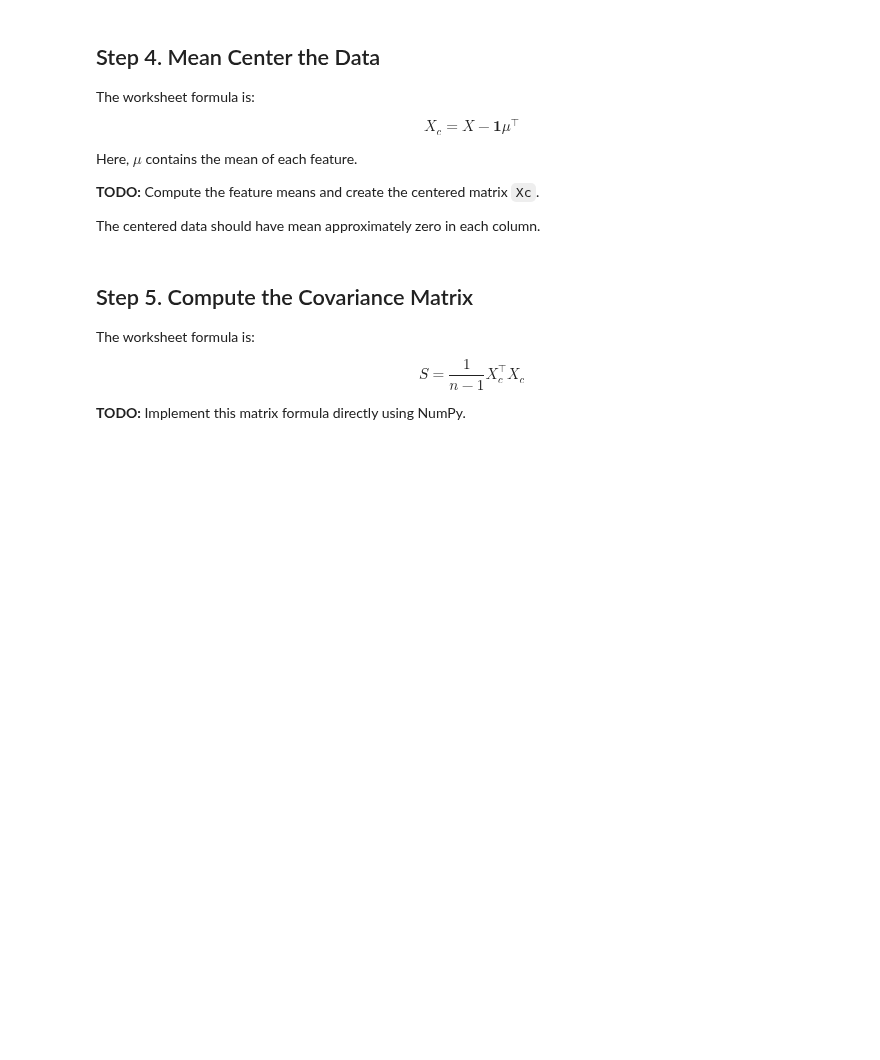
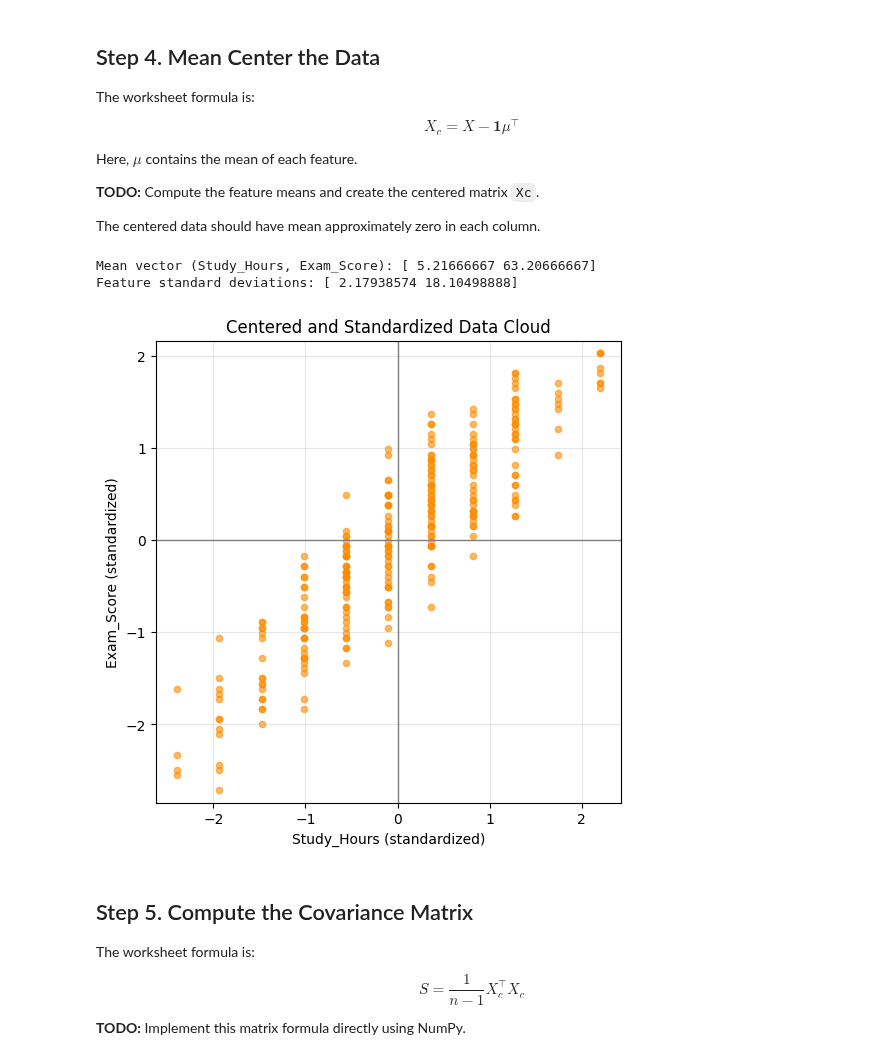
Before and after one commit to somraj112/aml_lab, a Jupyter notebook: Lab_11/L11_Student_PCA_TODO.ipynb, the cells around one changed output. Saved outputs shown, nothing was run; the diff lists cells and outputs as text; code cells hidden in the pictures; blank space fills up the shorter version.

```diff
--- a/Lab_11/L11_Student_PCA_TODO.ipynb
+++ b/Lab_11/L11_Student_PCA_TODO.ipynb
@@ -95,21 +108,32 @@ The centered data should have mean approximately zero in each column.
 # %%
 # TODO: Compute the feature mean vector mu, center the data, and scale each feature.
 
 #TODO
+# Compute feature means and standard deviations
+mu = np.mean(X2, axis=0)
+s = np.std(X2, axis=0, ddof=0)  # or ddof=1 for sample std
+
+# Center and scale the data (Standardization)
+Xc = X2 - mu
+X_scaled = Xc / s
 
 print("Mean vector (Study_Hours, Exam_Score):", mu)
 print("Feature standard deviations:", s)
 
 plt.figure(figsize=(6, 6))
 plt.scatter(X_scaled[:, 0], X_scaled[:, 1], s=20, alpha=0.6, color="darkorange")
 plt.axhline(0, color="gray", linewidth=1)
 plt.axvline(0, color="gray", linewidth=1)
 plt.xlabel("Study_Hours (standardized)")
 plt.ylabel("Exam_Score (standardized)")
 plt.title("Centered and Standardized Data Cloud")
 plt.axis("equal")
 plt.grid(alpha=0.3)
 plt.show()
+# %% [output]
+Mean vector (Study_Hours, Exam_Score): [ 5.21666667 63.20666667]
+Feature standard deviations: [ 2.17938574 18.10498888]
+[figure, added]
 # %% [markdown]
 ## Step 5. Compute the Covariance Matrix
 
```
Also changed, not shown: parts of 16 cells of this notebook, 3 other files.
